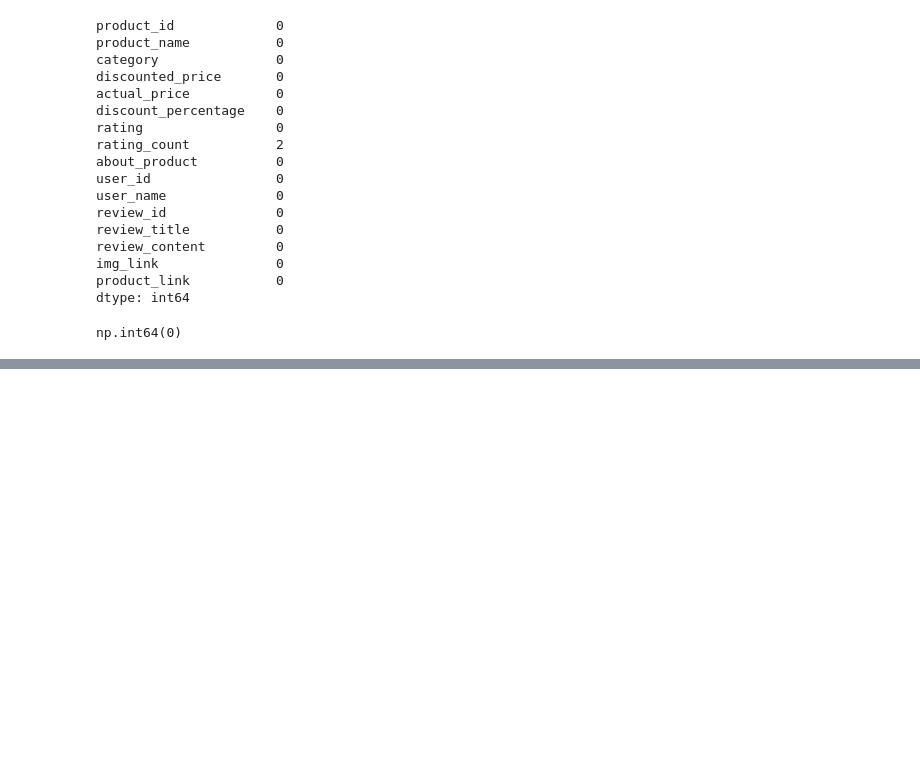
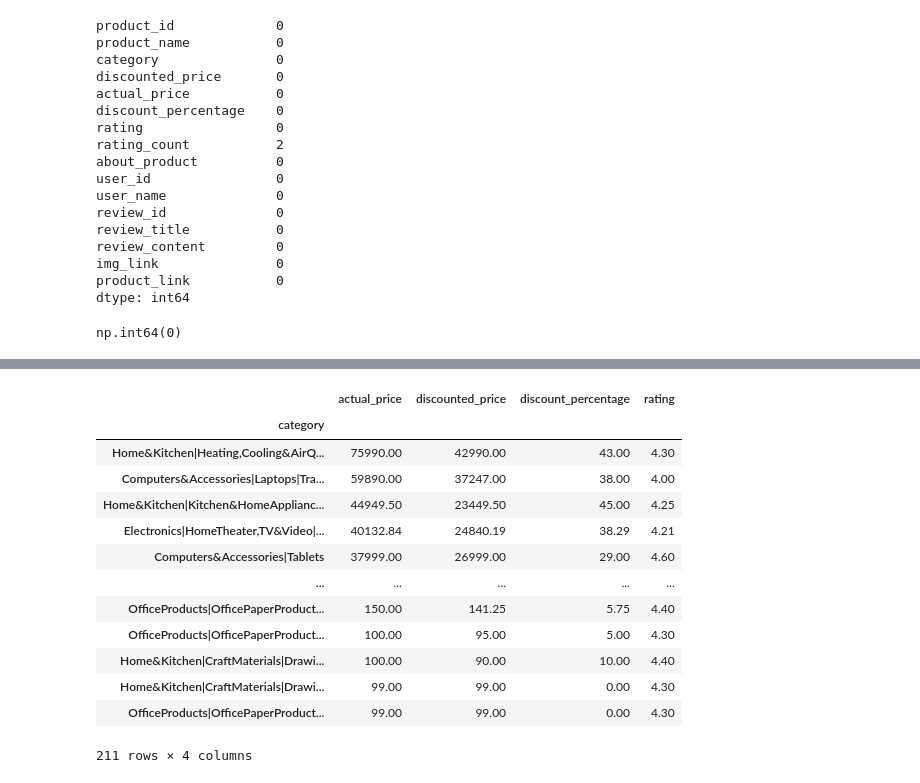
Before and after one commit to salaheddineelazouti/Mini-projet-Amazon-Sales-Dataset, a Jupyter notebook: Exploration du jeu de données Amazon Sales.ipynb, the cells around one changed output, grey strips where cells are left out. Drawn from its saved outputs; the diff is of its cells as text; code cells hidden in the pictures; blank space fills up the shorter version.

```diff
--- a/Exploration du jeu de données Amazon Sales.ipynb
+++ b/Exploration du jeu de données Amazon Sales.ipynb
@@ -69,0 +148,24 @@ ValueError: could not convert string to float: '|'
+# %%
+# Regrouper par catégorie et calculer les moyennes
+cat_summary = (
+    df.groupby("category")[["actual_price", "discounted_price", "discount_percentage", "rating"]]
+    .mean()
+    .sort_values("actual_price", ascending=False)
+)
+
+cat_summary.round(2)
+# %% [output]
+|  | actual_price | discounted_price | discount_percentage | rating |
+| category |  |  |  |  |
+| Home&Kitchen|Heating,Cooling&AirQ... | 75990.00 | 42990.00 | 43.00 | 4.30 |
+| Computers&Accessories|Laptops|Tra... | 59890.00 | 37247.00 | 38.00 | 4.00 |
+| Home&Kitchen|Kitchen&HomeApplianc... | 44949.50 | 23449.50 | 45.00 | 4.25 |
+| Electronics|HomeTheater,TV&Video|... | 40132.84 | 24840.19 | 38.29 | 4.21 |
+| Computers&Accessories|Tablets | 37999.00 | 26999.00 | 29.00 | 4.60 |
+| ... | ... | ... | ... | ... |
+| OfficeProducts|OfficePaperProduct... | 150.00 | 141.25 | 5.75 | 4.40 |
+| OfficeProducts|OfficePaperProduct... | 100.00 | 95.00 | 5.00 | 4.30 |
+| Home&Kitchen|CraftMaterials|Drawi... | 100.00 | 90.00 | 10.00 | 4.40 |
+| Home&Kitchen|CraftMaterials|Drawi... | 99.00 | 99.00 | 0.00 | 4.30 |
+| OfficeProducts|OfficePaperProduct... | 99.00 | 99.00 | 0.00 | 4.30 |
+211 rows × 4 columns
```
Also changed, not shown: parts of 7 cells of this notebook.
